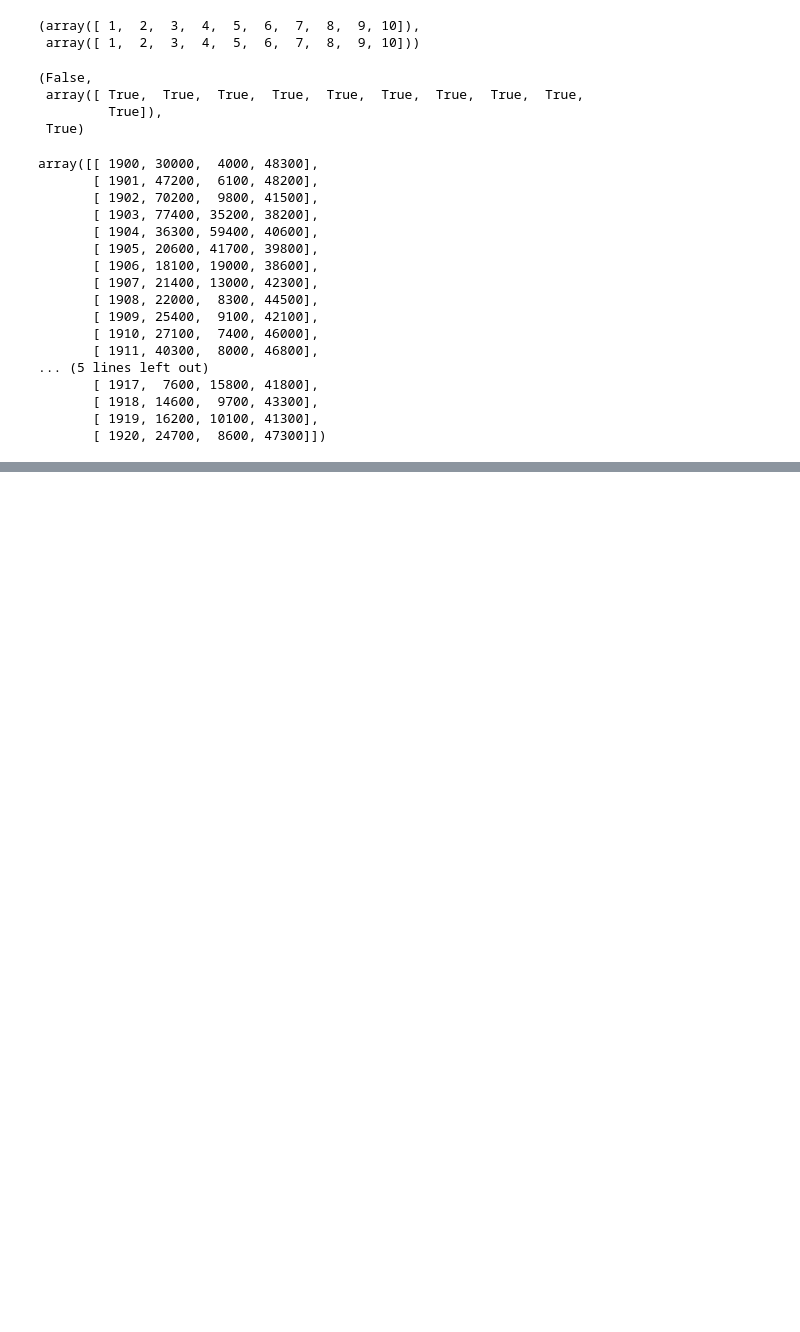
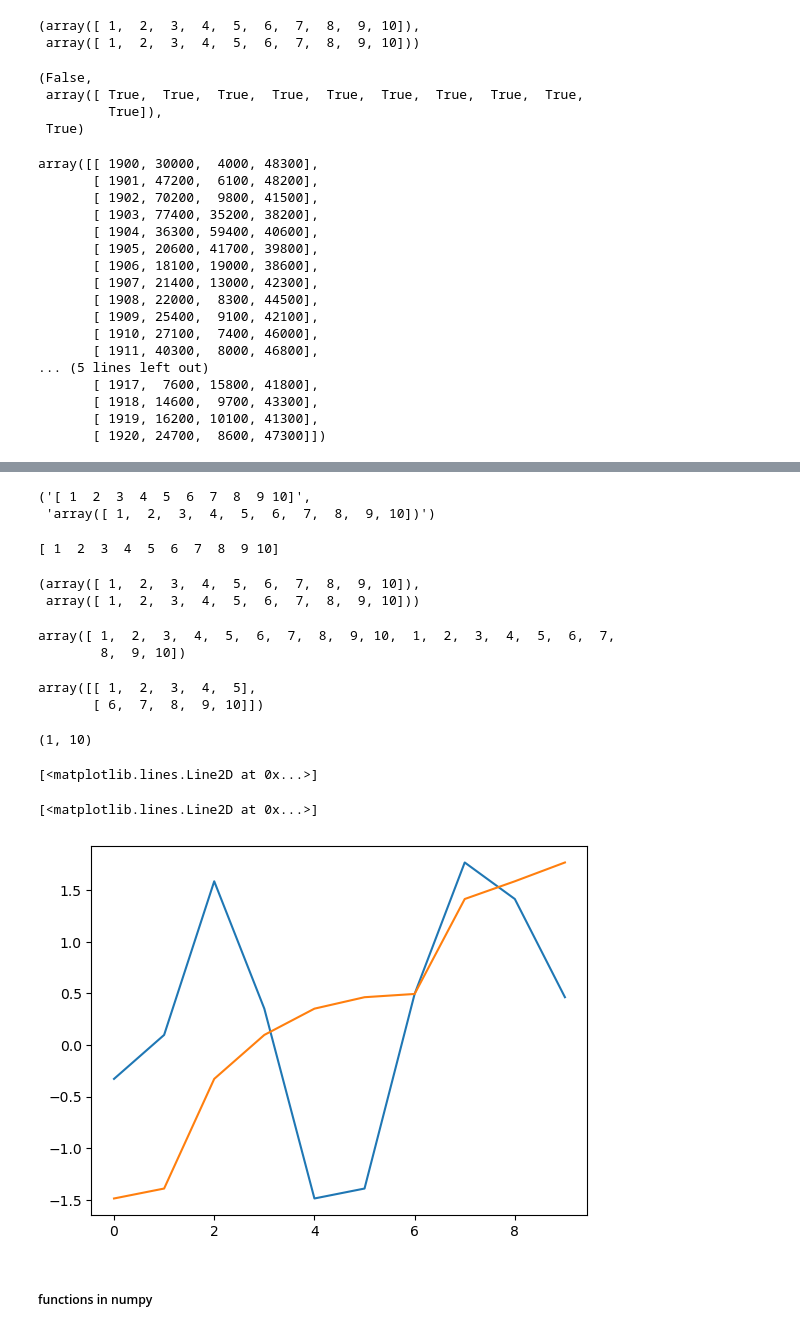
Before and after one commit to Mahanth-Maha/BasicML, a Jupyter notebook: python_basics/03_userdef.ipynb, the cells around one changed output, grey strips where cells are left out. Saved outputs shown, nothing was run; the diff lists cells and outputs as text; code cells hidden in the pictures; blank space fills up the shorter version.

Commit message:
D3 plots

```diff
--- a/python_basics/03_userdef.ipynb
+++ b/python_basics/03_userdef.ipynb
@@ -118,0 +181,25 @@ array([[ 1900, 30000,  4000, 48300],
+# %%
+str(a1), repr(a1)
+print(a1)
+# %% [output]
+('[ 1  2  3  4  5  6  7  8  9 10]',
+ 'array([ 1,  2,  3,  4,  5,  6,  7,  8,  9, 10])')
+[ 1  2  3  4  5  6  7  8  9 10]
+# %%
+a1 , a2
+np.concatenate([a1 ,a2])
+# %% [output]
+(array([ 1,  2,  3,  4,  5,  6,  7,  8,  9, 10]),
+ array([ 1,  2,  3,  4,  5,  6,  7,  8,  9, 10]))
+array([ 1,  2,  3,  4,  5,  6,  7,  8,  9, 10,  1,  2,  3,  4,  5,  6,  7,
+        8,  9, 10])
+# %%
+a1.reshape(2,5)
+# %% [output]
+array([[ 1,  2,  3,  4,  5],
+       [ 6,  7,  8,  9, 10]])
+# %%
+a1 = a1[np.newaxis, :]
+a1.shape
+# %% [output]
+(1, 10)
@@ -118,0 +208,11 @@ array([[ 1900, 30000,  4000, 48300],
+# %%
+d = np.random.randn(10)
+plt.plot(d)
+plt.plot(np.sort(d))
+plt.show()
+# %% [output]
+[<matplotlib.lines.Line2D at 0x...>]
+[<matplotlib.lines.Line2D at 0x...>]
+[figure, added]
+# %% [markdown]
+##### functions in numpy
```
Also changed, not shown: parts of 102 cells of this notebook, 1 other file.
